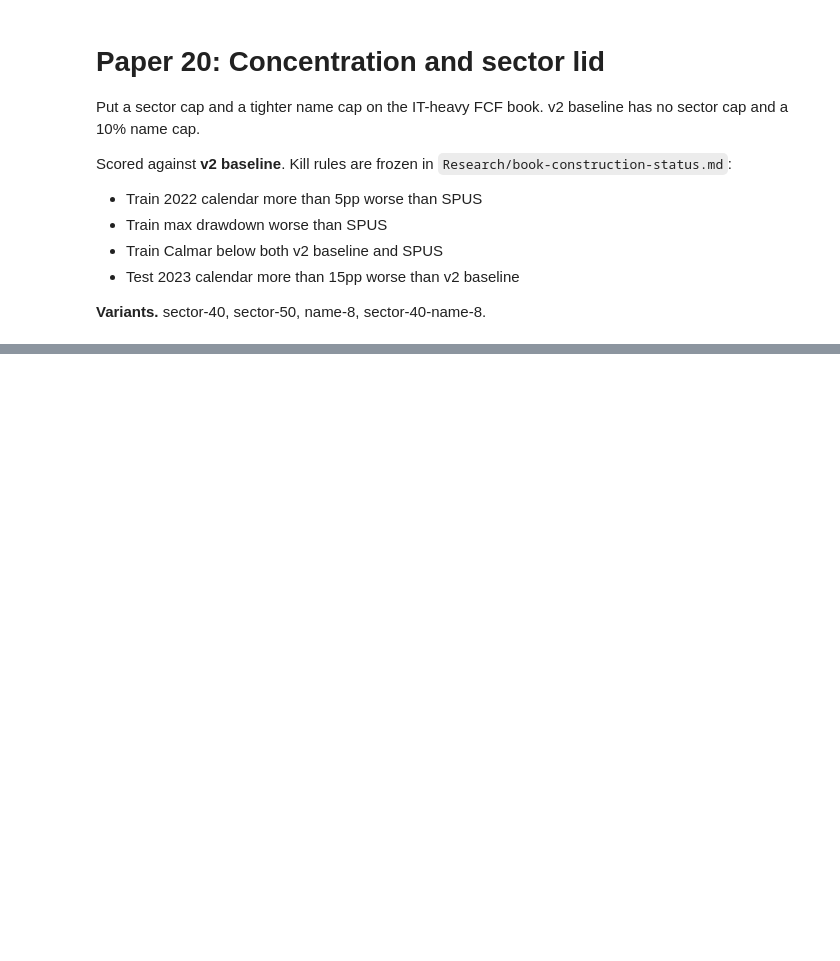
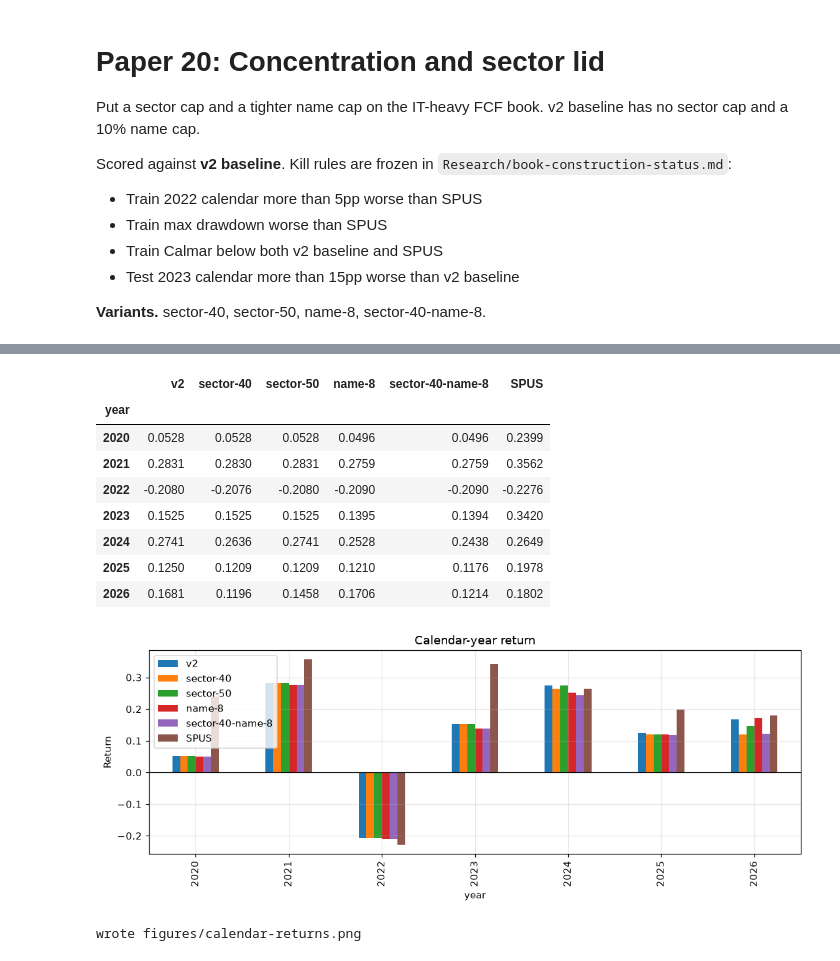
Before and after one commit to Monterey-Finance/Monterey-Finance, a Jupyter notebook: Research/papers/20-concentration/code.ipynb, the cells around one changed output, grey strips where cells are left out. Cells and saved outputs as stored; diff of their text form; code cells hidden in the pictures; blank space fills up the shorter version.

```diff
--- a/Research/papers/20-concentration/code.ipynb
+++ b/Research/papers/20-concentration/code.ipynb
@@ -46,0 +175,29 @@ for book in rest:
+# %%
+calendar = pd.concat(
+    {book.spec.id: yearly(book.nav_series())["return"] for book in books},
+    axis=1,
+)
+calendar["SPUS"] = yearly(spus)["return"]
+display(calendar)
+
+ax = calendar.plot(kind="bar", figsize=(10, 4))
+ax.set_title("Calendar-year return")
+ax.set_ylabel("Return")
+ax.axhline(0, color="black", lw=0.8)
+fig = ax.get_figure()
+fig.tight_layout()
+fig.savefig(figures / "calendar-returns.png", dpi=140)
+plt.show()
+print("wrote", figures / "calendar-returns.png")
+# %% [output]
+|  | v2 | sector-40 | sector-50 | name-8 | sector-40-name-8 | SPUS |
+| year |  |  |  |  |  |  |
+| 2020 | 0.0528 | 0.0528 | 0.0528 | 0.0496 | 0.0496 | 0.2399 |
+| 2021 | 0.2831 | 0.2830 | 0.2831 | 0.2759 | 0.2759 | 0.3562 |
+| 2022 | -0.2080 | -0.2076 | -0.2080 | -0.2090 | -0.2090 | -0.2276 |
+| 2023 | 0.1525 | 0.1525 | 0.1525 | 0.1395 | 0.1394 | 0.3420 |
+| 2024 | 0.2741 | 0.2636 | 0.2741 | 0.2528 | 0.2438 | 0.2649 |
+| 2025 | 0.1250 | 0.1209 | 0.1209 | 0.1210 | 0.1176 | 0.1978 |
+| 2026 | 0.1681 | 0.1196 | 0.1458 | 0.1706 | 0.1214 | 0.1802 |
+[figure, added]
+wrote figures/calendar-returns.png
```
Also changed, not shown: parts of 8 cells of this notebook, 3 other files.
